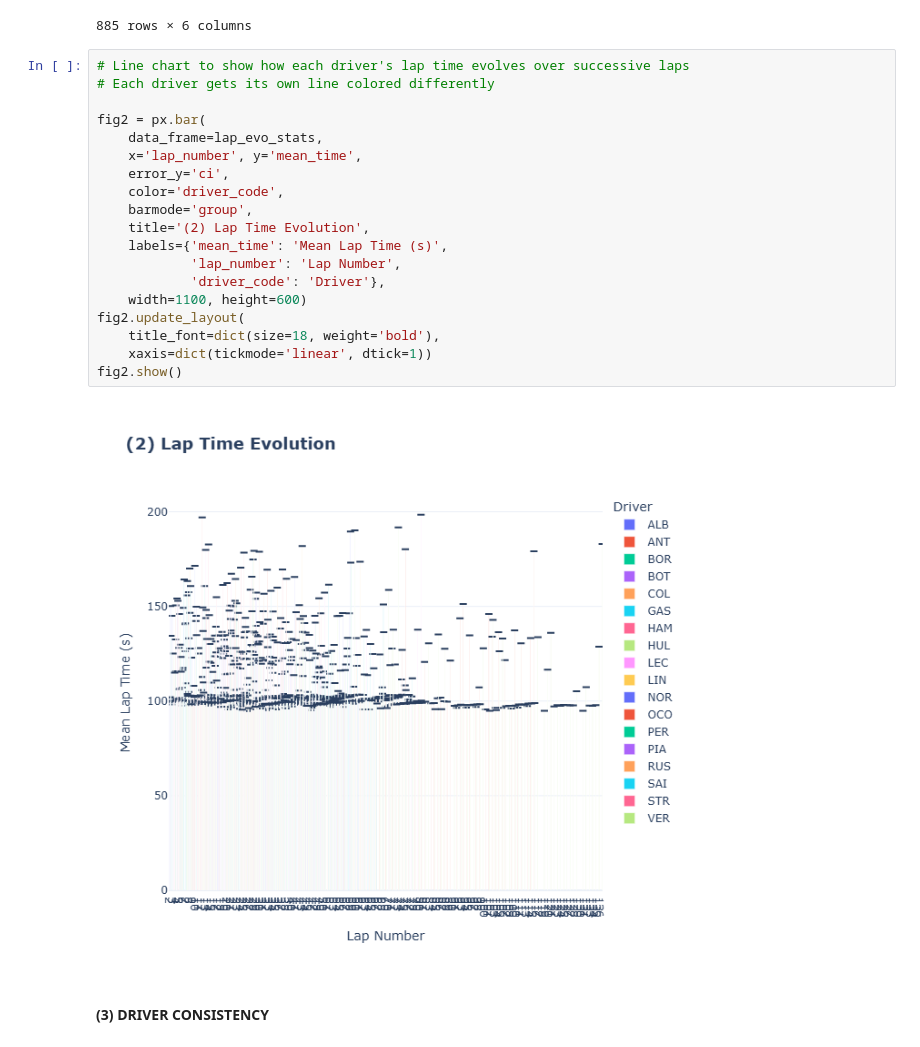
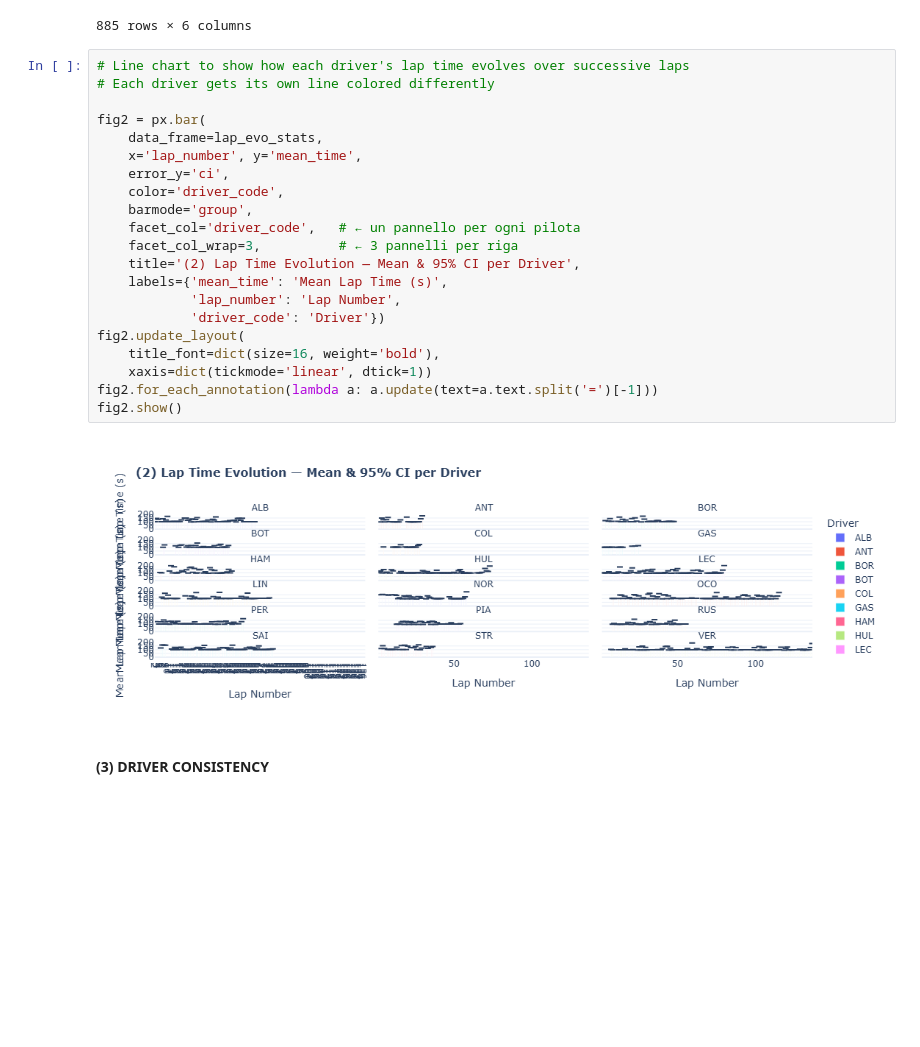
Before and after one commit to bovoSfasciaCarrozze/F1-Analysis_Final-Project-TUBerlin, a Jupyter notebook: FinalProjectF1.ipynb, the cells around one changed output. Cells and saved outputs as stored; diff of their text form; blank space fills up the shorter version.

```diff
--- a/FinalProjectF1.ipynb
+++ b/FinalProjectF1.ipynb
@@ -268,24 +270,26 @@ lap_evo_stats
 # %%
 # Line chart to show how each driver's lap time evolves over successive laps
 # Each driver gets its own line colored differently
 
 fig2 = px.bar(
     data_frame=lap_evo_stats,
     x='lap_number', y='mean_time',
     error_y='ci',
     color='driver_code',
     barmode='group',
-    title='(2) Lap Time Evolution',
+    facet_col='driver_code',   # ← un pannello per ogni pilota
+    facet_col_wrap=3,          # ← 3 pannelli per riga
+    title='(2) Lap Time Evolution — Mean & 95% CI per Driver',
     labels={'mean_time': 'Mean Lap Time (s)',
             'lap_number': 'Lap Number',
-            'driver_code': 'Driver'},
-    width=1100, height=600)
+            'driver_code': 'Driver'})
 fig2.update_layout(
-    title_font=dict(size=18, weight='bold'),
+    title_font=dict(size=16, weight='bold'),
     xaxis=dict(tickmode='linear', dtick=1))
+fig2.for_each_annotation(lambda a: a.update(text=a.text.split('=')[-1]))
 fig2.show()
 # %% [output]
-[figure, old version]
+[figure, new version]
 # %% [markdown]
 #### (3) DRIVER CONSISTENCY
 # %% [markdown]
```
Also changed, not shown: parts of 1 cell of this notebook.
